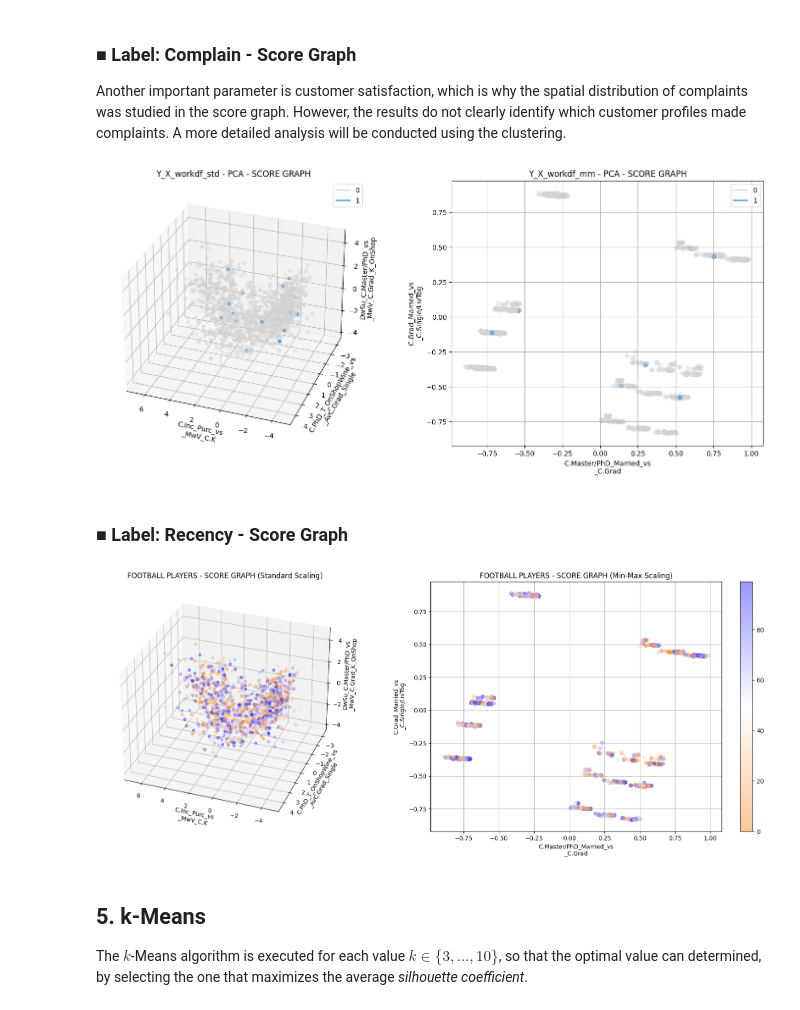
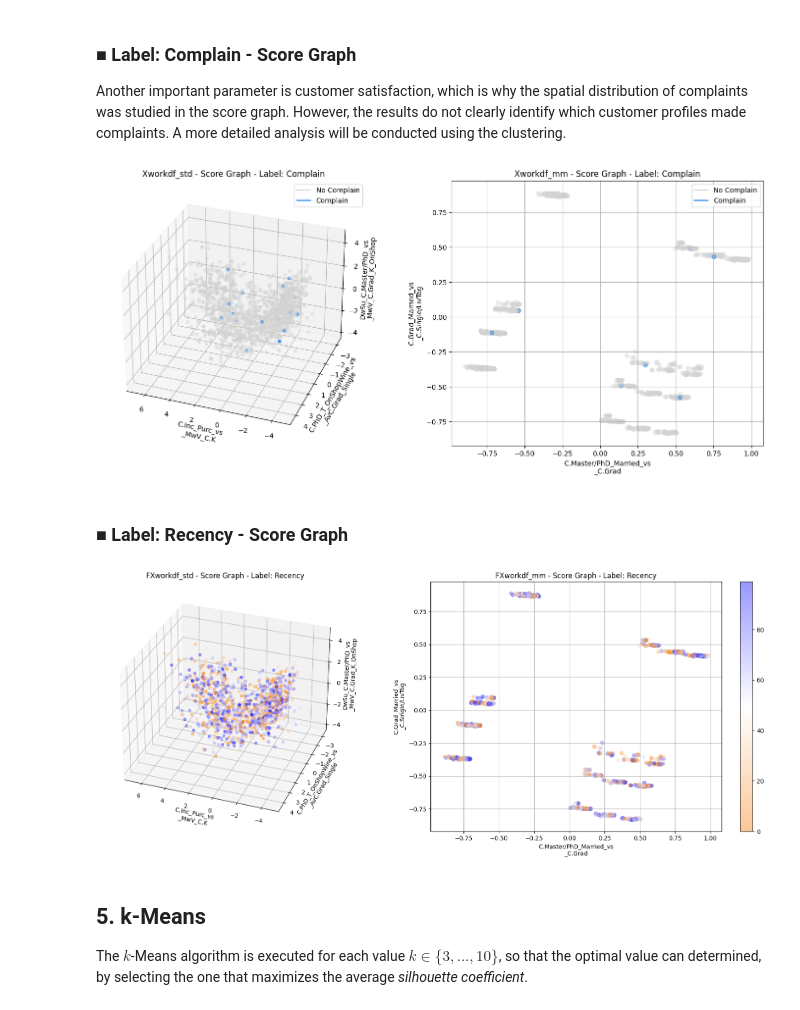
Before and after one commit to MarcoMungaiCoppolino/Data-Science-Portfolio, a Jupyter notebook: PROGETTO/HomeWork_1/MungaiCoppolinoPellegrino.ipynb, the cells around one changed output. Drawn from its saved outputs; the diff is of its cells as text; code cells hidden in the pictures.

```diff
--- a/PROGETTO/HomeWork_1/MungaiCoppolinoPellegrino.ipynb
+++ b/PROGETTO/HomeWork_1/MungaiCoppolinoPellegrino.ipynb
@@ -533,34 +533,44 @@ Another important parameter is customer satisfaction, which is why the spatial d
 # %%
 Complain = workdf['Complain'].unique()
 
+# Define custom colors
 custom_colors_Complain = ['#D3D3D3', '#0073E6']
-Complain_colors = {Complain[i]: custom_colors_Complain[i] for i in range(len(Complain))}
-workdf['color_Complain'] = [Complain_colors[t] for t in workdf['Complain'].values]
+
+# Create a dictionary to map the unique complain values to the custom colors
+# Update the keys to 'no complain' and 'complain'
+Complain_colors = {'No Complain': custom_colors_Complain[0], 'Complain': custom_colors_Complain[1]}
+
+# Map the complain values in workdf to the new labels
+workdf['Complain_label'] = workdf['Complain'].replace({0: 'No Complain', 1: 'Complain'})
+workdf['color_Complain'] = workdf['Complain_label'].map(Complain_colors)
+
+# Create legend entries
 Complain_color_legend = [Line2D([0], [0], color=Complain_colors[k]) for k in Complain_colors.keys()]
 
-fig = plt.figure(figsize=(18,7))
-ax1 = fig.add_subplot(1, 2, 1, projection=f'{l_std}d')
-ax1.scatter(Y_Xworkdf_std[:, 0], Y_Xworkdf_std[:, 1], Y_Xworkdf_std[:, 2], c=workdf['color_Complain'].values, alpha = 0.4)
-plt.title('Xworkdf_std - PCA - SCORE GRAPH')
+fig = plt.figure(figsize=(18, 7))
+
+# First subplot
+ax1 = fig.add_subplot(1, 2, 1, projection='3d')
+ax1.scatter(Y_Xworkdf_std[:, 0], Y_Xworkdf_std[:, 1], Y_Xworkdf_std[:, 2], c=workdf['color_Complain'].values, alpha=0.4)
+plt.title('Xworkdf_std - Score Graph - Label: Complain')
 ax1.set_xlabel(f'{stdPC1}')
 ax1.set_ylabel(f'{stdPC2}')
 ax1.set_zlabel(f'{stdPC3}')
 ax1.view_init(elev=30, azim=110)
 plt.legend(Complain_color_legend, [k for k in Complain_colors.keys()])
 
-
-
-ax1 = fig.add_subplot(1, 2, 2)
-ax1.scatter(Y_Xworkdf_mm[:, 0], Y_Xworkdf_mm[:, 1], c=workdf['color_Complain'].values, alpha = 0.4)
-plt.title('X_workdf_mm - PCA - SCORE GRAPH')
-ax1.set_xlabel(f'{mmPC1}')
-ax1.set_ylabel(f'{mmPC2}')
+# Second subplot
+ax2 = fig.add_subplot(1, 2, 2)
+ax2.scatter(Y_Xworkdf_mm[:, 0], Y_Xworkdf_mm[:, 1], c=workdf['color_Complain'].values, alpha=0.4)
+plt.title('Xworkdf_mm - Score Graph - Label: Complain')
+ax2.set_xlabel(f'{mmPC1}')
+ax2.set_ylabel(f'{mmPC2}')
 plt.legend(Complain_color_legend, [k for k in Complain_colors.keys()])
 
 plt.grid()
 plt.show()
 # %% [output]
-[figure, old version]
+[figure, new version]
 # %% [markdown]
 ### ■ Label: Recency - Score Graph
 # %%
@@ -570,7 +580,7 @@ fig_recency = plt.figure(figsize=(18, 7))
 
 ax_recency1 = fig_recency.add_subplot(121, projection='3d')
 scatter1 = ax_recency1.scatter(Y_Xworkdf_std[:, 0], Y_Xworkdf_std[:, 1], Y_Xworkdf_std[:, 2], c=workdf['Recency'].values, cmap=cmap, alpha=0.4)
-ax_recency1.set_title('FOOTBALL PLAYERS - SCORE GRAPH (Standard Scaling)')
+ax_recency1.set_title('FXworkdf_std - Score Graph - Label: Recency')
 ax_recency1.set_xlabel(f'{stdPC1}')
 ax_recency1.set_ylabel(f'{stdPC2}')
 ax_recency1.set_zlabel(f'{stdPC3}')
@@ -578,7 +588,7 @@ ax_recency1.view_init(elev=30, azim=110)
 
 ax_recency2 = fig_recency.add_subplot(122)
 scatter2 = ax_recency2.scatter(Y_Xworkdf_mm[:, 0], Y_Xworkdf_mm[:, 1], c=workdf['Recency'].values, cmap=cmap, alpha=0.4)
-ax_recency2.set_title('FOOTBALL PLAYERS - SCORE GRAPH (Min-Max Scaling)')
+ax_recency2.set_title('FXworkdf_mm - Score Graph - Label: Recency')
 ax_recency2.set_xlabel(f'{mmPC1}')
 ax_recency2.set_ylabel(f'{mmPC2}')
 fig_recency.tight_layout()
@@ -587,7 +597,7 @@ cbar = fig_recency.colorbar(scatter2)
 plt.grid()
 plt.show()
 # %% [output]
-[figure, old version]
+[figure, new version]
 # %% [markdown]
 ## 5. k-Means
 The $k$-Means algorithm is executed for each value $k\in\{3,...,10\}$, so that the optimal value can determined, by selecting the one that maximizes the average *silhouette coefficient*.
```
Also changed, not shown: parts of 5 cells of this notebook.
